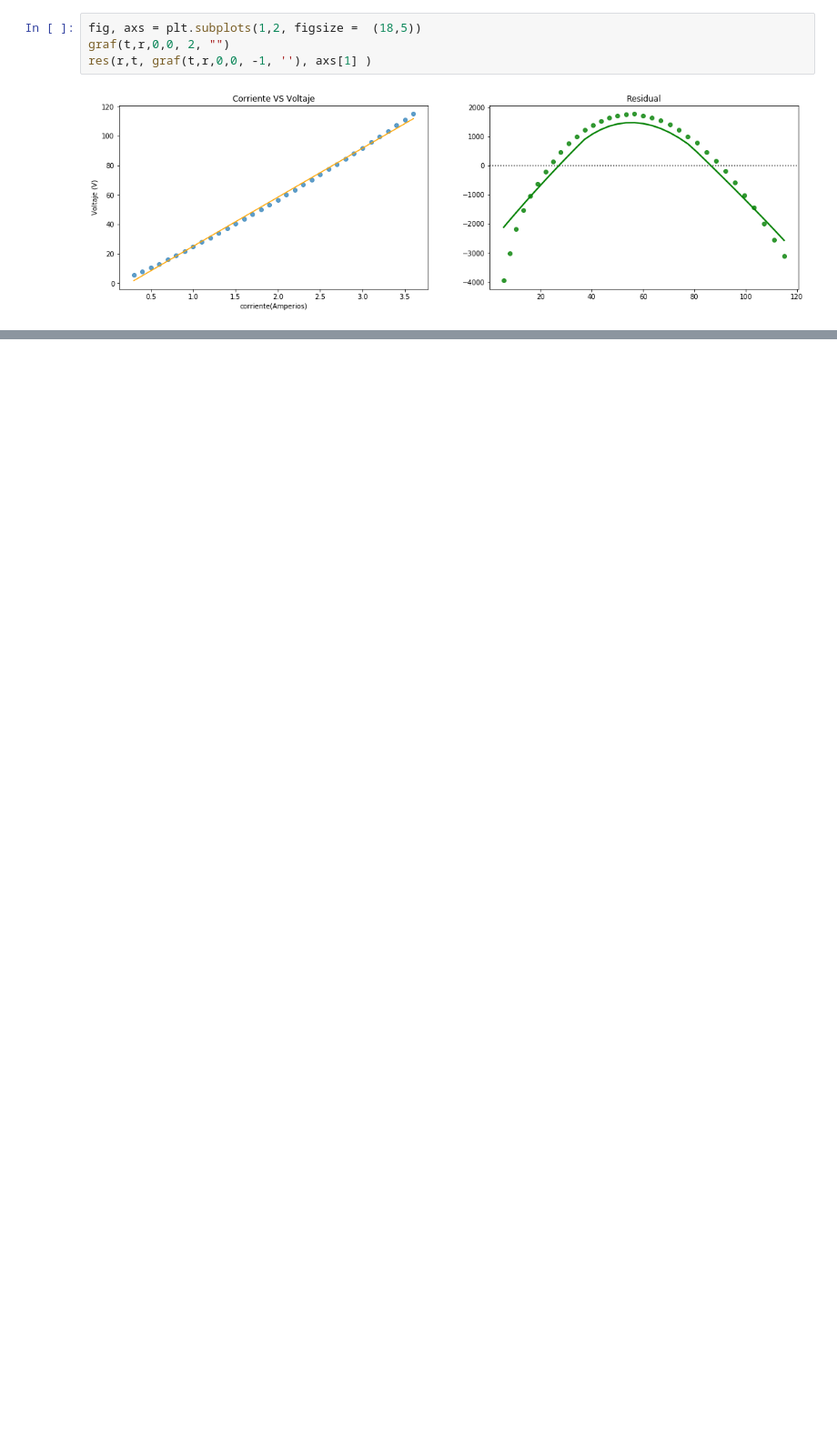
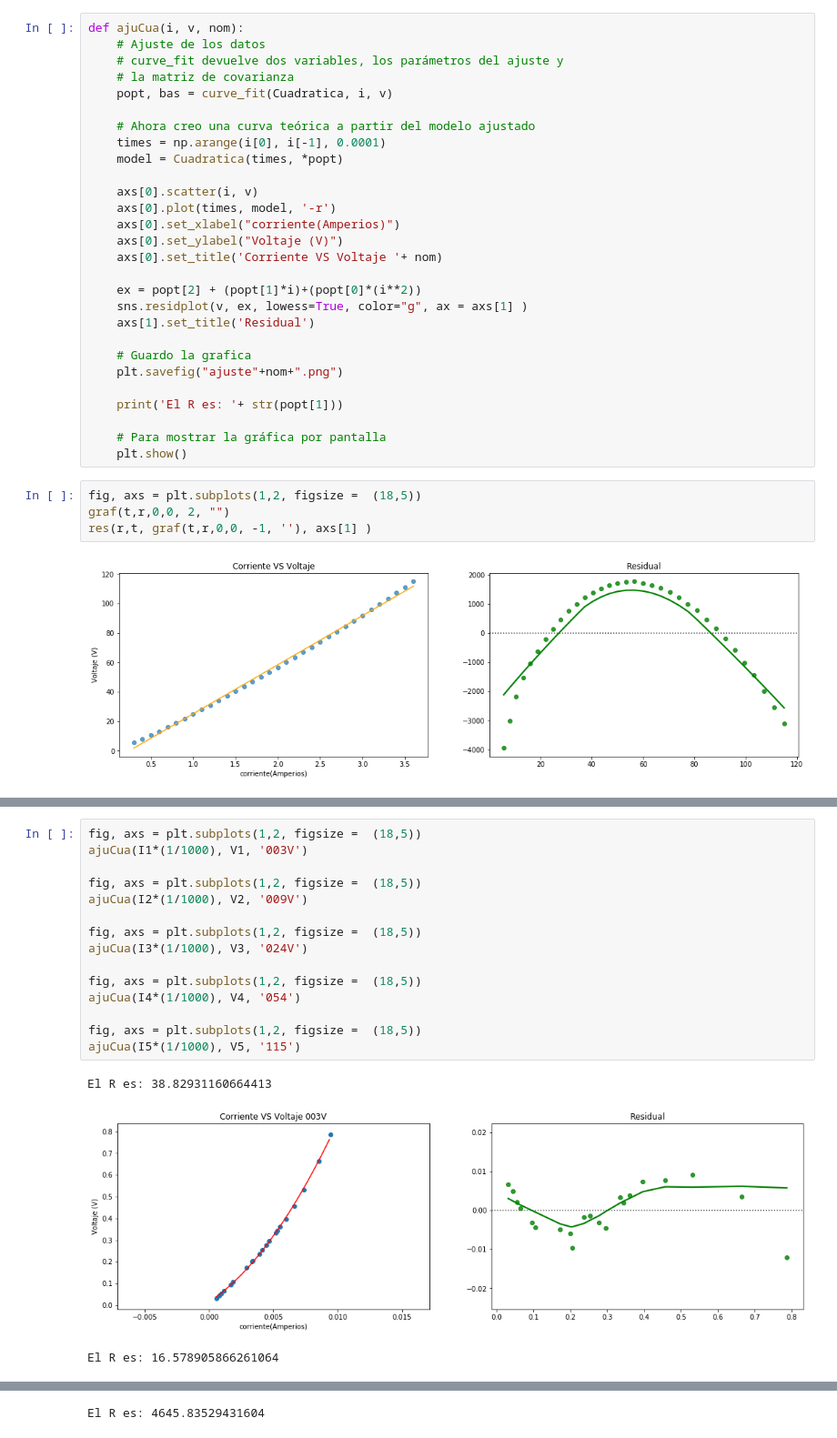
Before and after one commit to JsNcAr/University, a Jupyter notebook: Moderna/Labo1moderna.ipynb, the cells around one changed output, grey strips where cells are left out. Shown: that part at 91% size. Cells and saved outputs as stored; diff of their text form; blank space fills up the shorter version.

Commit message:
Se agregaron las regresiones cuadraticas

```diff
--- a/Moderna/Labo1moderna.ipynb
+++ b/Moderna/Labo1moderna.ipynb
@@ -98,3 +113,31 @@ def res(teo, var ,B, ax):
+# %%
+def ajuCua(i, v, nom):
+    # Ajuste de los datos
+    # curve_fit devuelve dos variables, los parámetros del ajuste y
+    # la matriz de covarianza
+    popt, bas = curve_fit(Cuadratica, i, v)
+
+    # Ahora creo una curva teórica a partir del modelo ajustado
+    times = np.arange(i[0], i[-1], 0.0001)
+    model = Cuadratica(times, *popt)
+
+    axs[0].scatter(i, v)
+    axs[0].plot(times, model, '-r')
+    axs[0].set_xlabel("corriente(Amperios)")
+    axs[0].set_ylabel("Voltaje (V)")
+    axs[0].set_title('Corriente VS Voltaje '+ nom)
+
+    ex = popt[2] + (popt[1]*i)+(popt[0]*(i**2))
+    sns.residplot(v, ex, lowess=True, color="g", ax = axs[1] )
+    axs[1].set_title('Residual')
+
+    # Guardo la grafica
+    plt.savefig("ajuste"+nom+".png")
+
+    print('El R es: '+ str(popt[1]))
+
+    # Para mostrar la gráfica por pantalla
+    plt.show()
 # %%
 fig, axs = plt.subplots(1,2, figsize =  (18,5))
 graf(t,r,0,0, 2, "")
@@ -116,0 +162,19 @@ res(V4,I4, graf(V4,I4,0,3, -1, ''), axs[1,3] )
+# %%
+fig, axs = plt.subplots(1,2, figsize =  (18,5))
+ajuCua(I1*(1/1000), V1, '003V')
+
+fig, axs = plt.subplots(1,2, figsize =  (18,5))
+ajuCua(I2*(1/1000), V2, '009V')
+
+fig, axs = plt.subplots(1,2, figsize =  (18,5))
+ajuCua(I3*(1/1000), V3, '024V')
+
+fig, axs = plt.subplots(1,2, figsize =  (18,5))
+ajuCua(I4*(1/1000), V4, '054')
+
+fig, axs = plt.subplots(1,2, figsize =  (18,5))
+ajuCua(I5*(1/1000), V5, '115')
+# %% [output]
+El R es: 38.82931160664413
+[figure, added]
+El R es: 16.578905866261064
@@ -116,0 +182 @@ res(V4,I4, graf(V4,I4,0,3, -1, ''), axs[1,3] )
+El R es: 4645.83529431604
```
Also changed, not shown: parts of 9 cells of this notebook, 18 other files.
